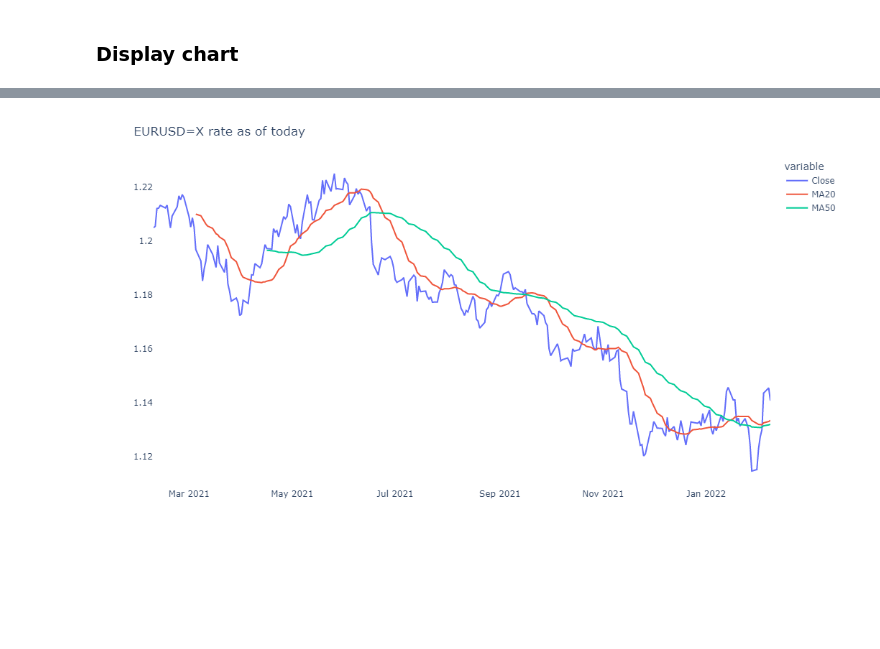
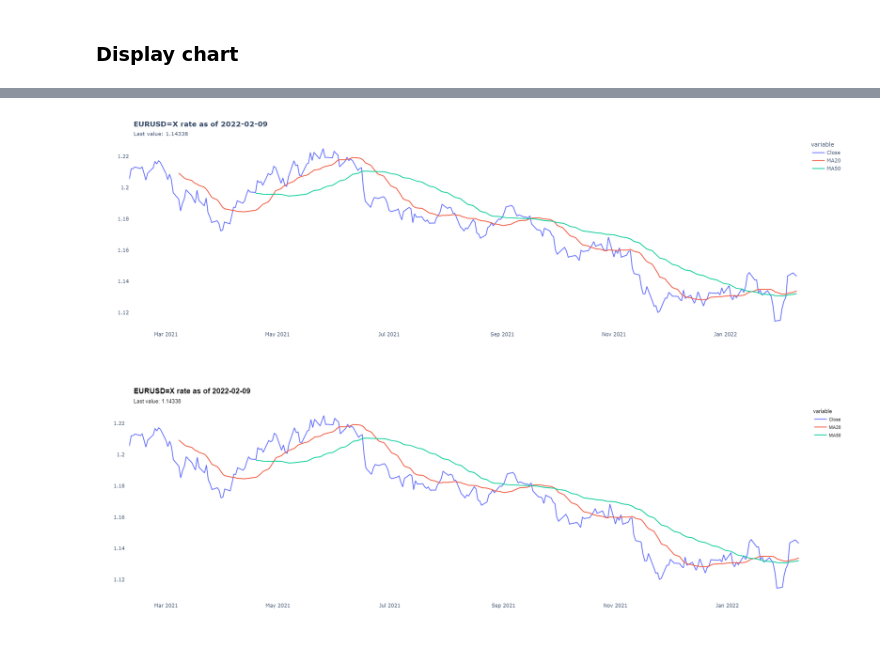
Before and after one commit to jupyter-naas/awesome-notebooks, a Jupyter notebook: YahooFinance/YahooFinance_Get_USDEUR_data_and_chart.ipynb, the cells around one changed output, grey strips where cells are left out. Saved outputs shown, nothing was run; the diff lists cells and outputs as text; code cells hidden in the pictures; blank space fills up the shorter version.

Commit message:
fix: update title with last date and last value

```diff
--- a/YahooFinance/YahooFinance_Get_USDEUR_data_and_chart.ipynb
+++ b/YahooFinance/YahooFinance_Get_USDEUR_data_and_chart.ipynb
@@ -51,9 +50,20 @@ df_yahoo
 # %% [markdown]
 ### Display chart
 # %%
+# Get last value
+last_date = df_yahoo.loc[df_yahoo.index[-1], "Date"].strftime("%Y-%m-%d")
+last_value = df_yahoo.loc[df_yahoo.index[-1], "Close"]
+
+# Create chart
 chart = plotly.linechart(df_yahoo,
                          x="Date",
                          y=["Close", "MA20", "MA50"],
                          showlegend=True,
-                         title=f"{ticker} rate as of today")
+                         title=f"<b>{ticker} rate as of {last_date}</b><br><span style='font-size: 13px;'>Last value: {last_value}</span>")
+
+chart.update_layout(
+    title_font=dict(family="Arial", size=18, color="black"),
+    legend_font=dict(family="Arial", size=11, color="black"),
+    margin_pad=10,
+)
 # %% [output]
@@ -61 +70,2 @@ chart = plotly.linechart(df_yahoo,
-[figure, old version]
+[figure, new version]
+[figure, added]
```
Also changed, not shown: parts of 3 cells of this notebook.
